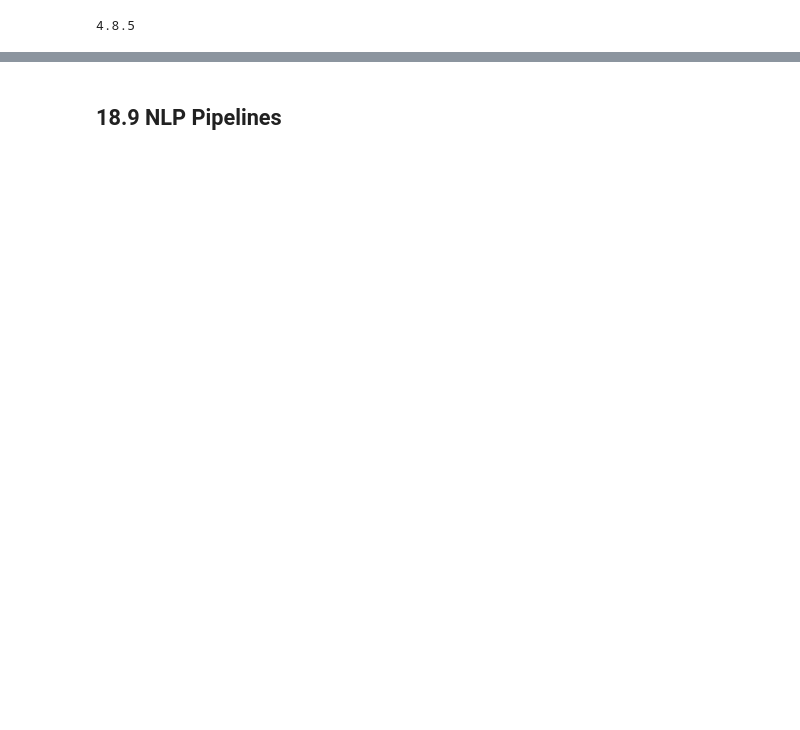
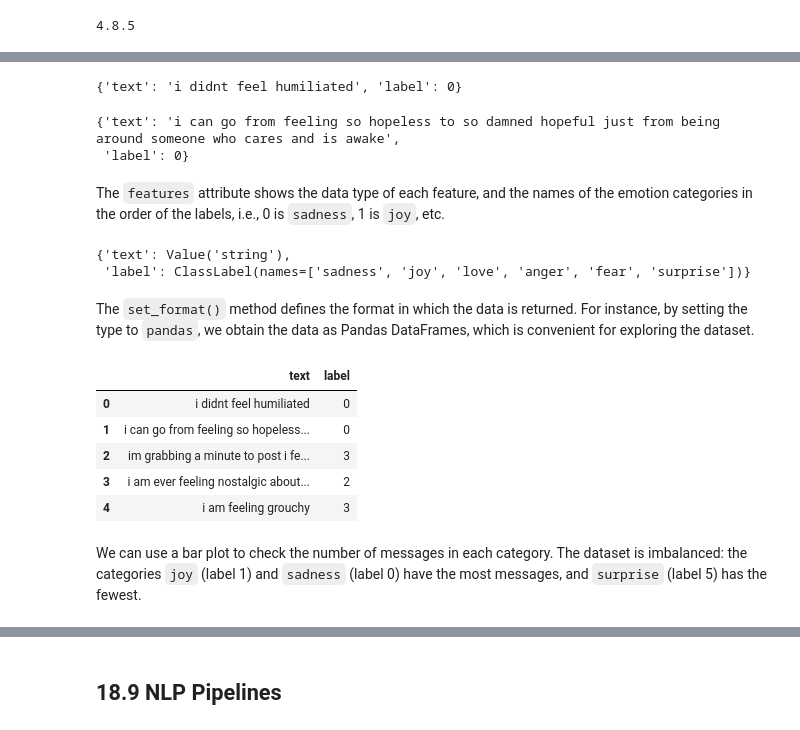
Before and after one commit to avakanski/Fall-2026-Applied-Data-Science-with-Python, a Jupyter notebook: Lectures/Theme_3-Model_Engineering/Lecture_18-NLP/Lecture_18-NLP.ipynb, the cells around one changed output, grey strips where cells are left out. Saved outputs shown, nothing was run; the diff lists cells and outputs as text; code cells hidden in the pictures; blank space fills up the shorter version.

```diff
--- a/Lectures/Theme_3-Model_Engineering/Lecture_18-NLP/Lecture_18-NLP.ipynb
+++ b/Lectures/Theme_3-Model_Engineering/Lecture_18-NLP/Lecture_18-NLP.ipynb
@@ -612,0 +437,4 @@ True
+# %%
+from datasets import load_dataset
+
+emotions = load_dataset("dair-ai/emotion")
@@ -612,0 +466,31 @@ True
+# %%
+emotions['train'][0]
+# %% [output]
+{'text': 'i didnt feel humiliated', 'label': 0}
+# %%
+emotions['train'][1]
+# %% [output]
+{'text': 'i can go from feeling so hopeless to so damned hopeful just from being around someone who cares and is awake',
+ 'label': 0}
+# %% [markdown]
+The `features` attribute shows the data type of each feature, and the names of the emotion categories in the order of the labels, i.e., 0 is `sadness`, 1 is `joy`, etc.
+# %%
+emotions['train'].features
+# %% [output]
+{'text': Value('string'),
+ 'label': ClassLabel(names=['sadness', 'joy', 'love', 'anger', 'fear', 'surprise'])}
+# %% [markdown]
+The `set_format()` method defines the format in which the data is returned. For instance, by setting the type to `pandas`, we obtain the data as Pandas DataFrames, which is convenient for exploring the dataset.
+# %%
+emotions.set_format(type='pandas')
+df = emotions["train"][:]
+df.head()
+# %% [output]
+|  | text | label |
+| 0 | i didnt feel humiliated | 0 |
+| 1 | i can go from feeling so hopeless... | 0 |
+| 2 | im grabbing a minute to post i fe... | 3 |
+| 3 | i am ever feeling nostalgic about... | 2 |
+| 4 | i am feeling grouchy | 3 |
+# %% [markdown]
+We can use a bar plot to check the number of messages in each category. The dataset is imbalanced: the categories `joy` (label 1) and `sadness` (label 0) have the most messages, and `surprise` (label 5) has the fewest.
```
Also changed, not shown: parts of 252 cells of this notebook.
